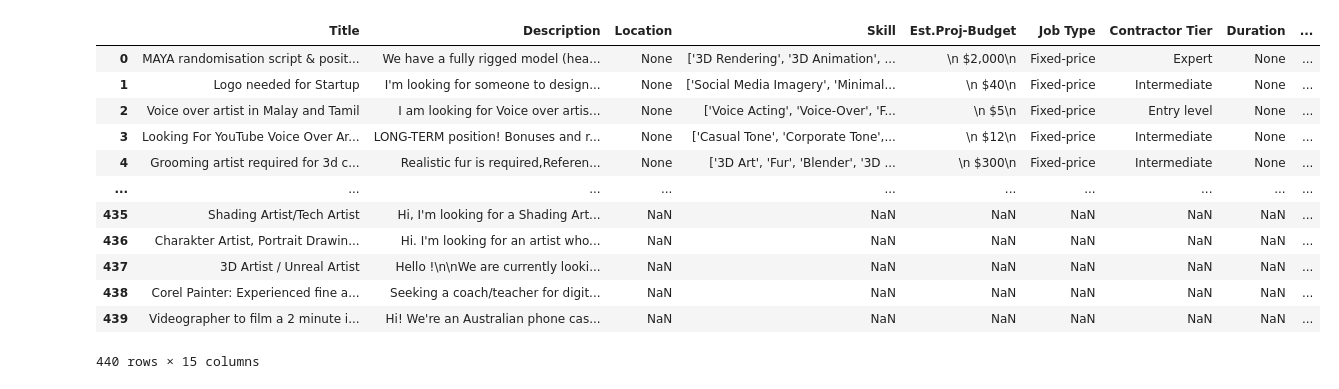
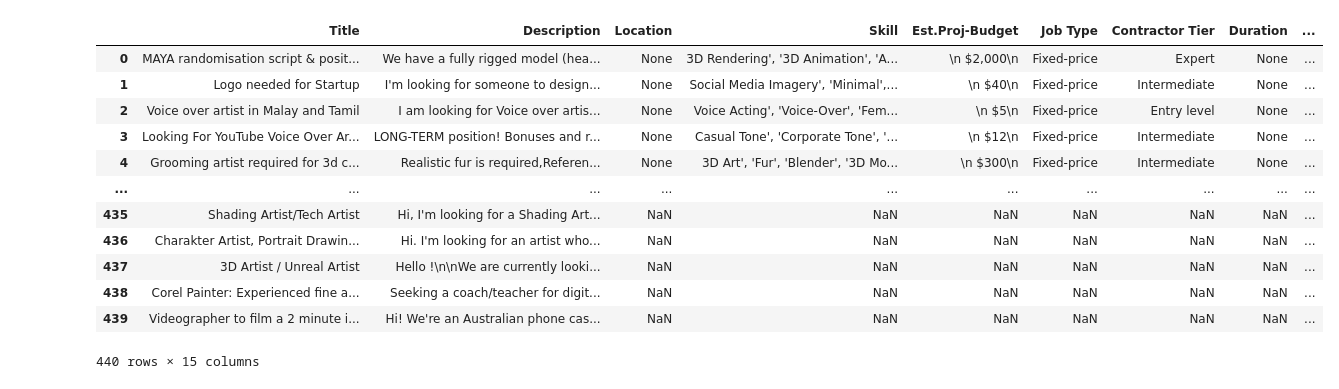
Before and after one commit to jvicrosario1106/husay_project_task, a Jupyter notebook: Data Analysis/Upwork Analysis/upwork_artist.ipynb, the cells around one changed output. Saved outputs shown, nothing was run; the diff lists cells and outputs as text; code cells hidden in the pictures.

```diff
--- a/Data Analysis/Upwork Analysis/upwork_artist.ipynb
+++ b/Data Analysis/Upwork Analysis/upwork_artist.ipynb
@@ -4,18 +4,19 @@ import matplotlib.pyplot as plt
 # %%
 csv_path = [
    "../../Raw_CSV/April 25-26 - 2022/Upwork/Upwork_Artist.csv",
    "../../Raw_CSV/April 27 - 2022/Upwork/Upwork-Artist.csv",
     "../../Raw_CSV/April 28 - 2022/Upwork/Freelance Artist Jobs - Upwork(1).csv",
 ]
 merge = pd.concat(map(pd.read_csv,csv_path),ignore_index=True)
+merge["Skill"]= merge["Skill"].str.replace("^\['|'\]$","")
 merge
 # %% [output]
 |  | Title | Description | Location | Skill | Est.Proj-Budget | Job Type | Contractor Tier | Duration | ... |
-| 0 | MAYA randomisation script & posit... | We have a fully rigged model (hea... | None | ['3D Rendering', '3D Animation', ... | \n $2,000\n | Fixed-price | Expert | None | ... |
-| 1 | Logo needed for Startup | I'm looking for someone to design... | None | ['Social Media Imagery', 'Minimal... | \n $40\n | Fixed-price | Intermediate | None | ... |
-| 2 | Voice over artist in Malay and Tamil | I am looking for Voice over artis... | None | ['Voice Acting', 'Voice-Over', 'F... | \n $5\n | Fixed-price | Entry level | None | ... |
-| 3 | Looking For YouTube Voice Over Ar... | LONG-TERM position! Bonuses and r... | None | ['Casual Tone', 'Corporate Tone',... | \n $12\n | Fixed-price | Intermediate | None | ... |
-| 4 | Grooming artist required for 3d c... | Realistic fur is required,Referen... | None | ['3D Art', 'Fur', 'Blender', '3D ... | \n $300\n | Fixed-price | Intermediate | None | ... |
+| 0 | MAYA randomisation script & posit... | We have a fully rigged model (hea... | None | 3D Rendering', '3D Animation', 'A... | \n $2,000\n | Fixed-price | Expert | None | ... |
+| 1 | Logo needed for Startup | I'm looking for someone to design... | None | Social Media Imagery', 'Minimal',... | \n $40\n | Fixed-price | Intermediate | None | ... |
+| 2 | Voice over artist in Malay and Tamil | I am looking for Voice over artis... | None | Voice Acting', 'Voice-Over', 'Fem... | \n $5\n | Fixed-price | Entry level | None | ... |
+| 3 | Looking For YouTube Voice Over Ar... | LONG-TERM position! Bonuses and r... | None | Casual Tone', 'Corporate Tone', '... | \n $12\n | Fixed-price | Intermediate | None | ... |
+| 4 | Grooming artist required for 3d c... | Realistic fur is required,Referen... | None | 3D Art', 'Fur', 'Blender', '3D Mo... | \n $300\n | Fixed-price | Intermediate | None | ... |
 | ... | ... | ... | ... | ... | ... | ... | ... | ... | ... |
 | 435 | Shading Artist/Tech Artist | Hi, I'm looking for a Shading Art... | NaN | NaN | NaN | NaN | NaN | NaN | ... |
 | 436 | Charakter Artist, Portrait Drawin... | Hi. I'm looking for an artist who... | NaN | NaN | NaN | NaN | NaN | NaN | ... |
```
Also changed, not shown: parts of 14 cells of this notebook.
